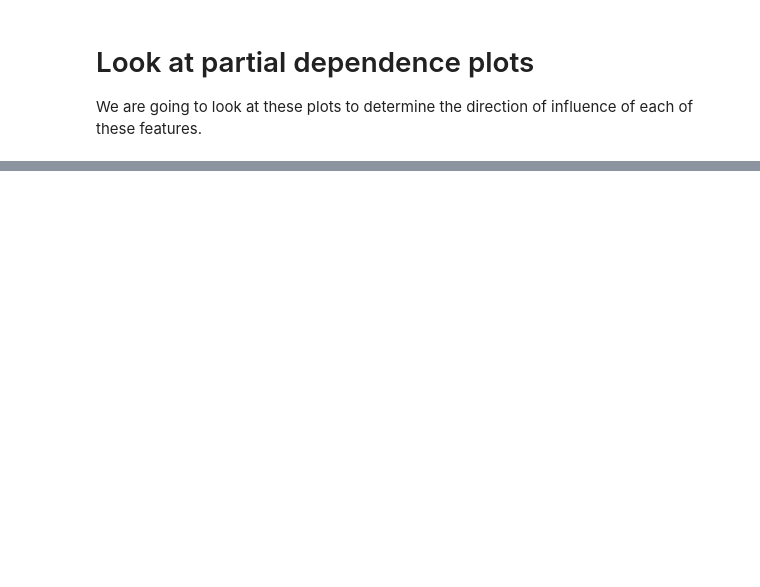
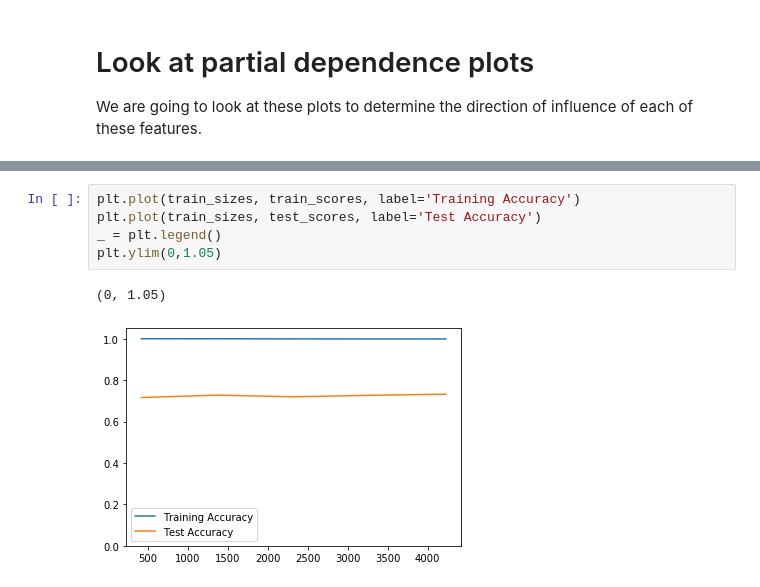
Before and after one commit to daanishrasheed/churn-model, a Jupyter notebook: notebooks/05. Training Different Models.ipynb, the cells around one changed output, grey strips where cells are left out. Saved outputs shown, nothing was run; the diff lists cells and outputs as text; blank space fills up the shorter version.

```diff
--- a/notebooks/05. Training Different Models.ipynb
+++ b/notebooks/05. Training Different Models.ipynb
@@ -177,0 +213,8 @@ for col, _ in most_important_features[:7]:
+# %%
+plt.plot(train_sizes, train_scores, label='Training Accuracy')
+plt.plot(train_sizes, test_scores, label='Test Accuracy')
+_ = plt.legend()
+plt.ylim(0,1.05)
+# %% [output]
+(0, 1.05)
+[figure, added]
```
Also changed, not shown: parts of 15 cells of this notebook, 1 other file.
